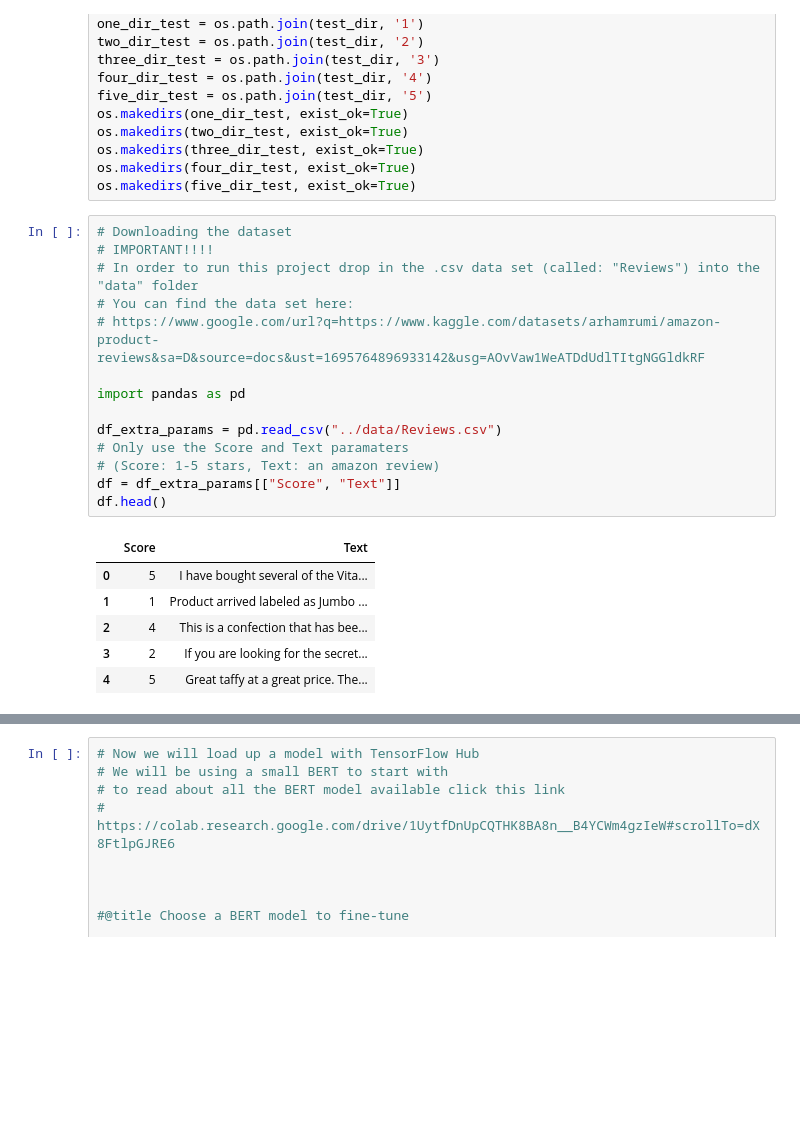
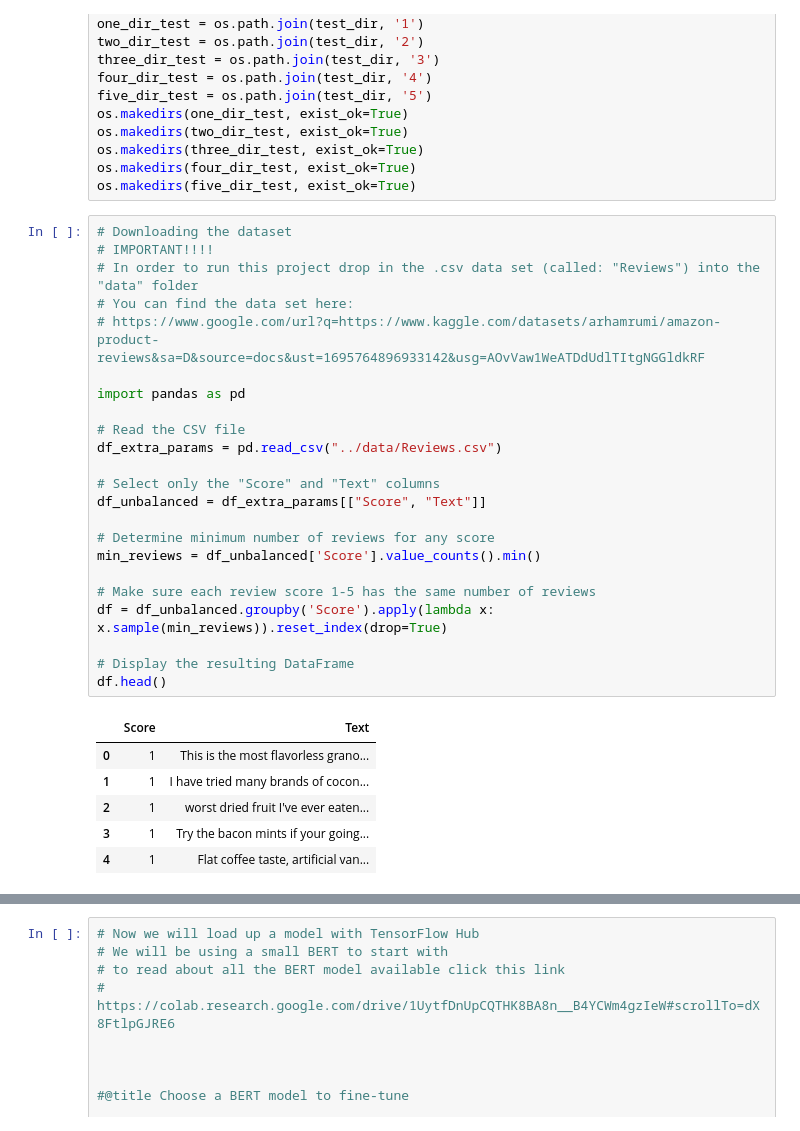
Before and after one commit to owenkutzscher/Data-Mining-Final-Project-NLP-RNN-Neural-Network, a Jupyter notebook: code/sentimentAnalysis.ipynb, the cells around one changed output, grey strips where cells are left out. Drawn from its saved outputs; the diff is of its cells as text; blank space fills up the shorter version.

Commit message:
Added options to reduce training data size

```diff
--- a/code/sentimentAnalysis.ipynb
+++ b/code/sentimentAnalysis.ipynb
@@ -112,24 +112,33 @@ os.makedirs(five_dir_test, exist_ok=True)
 # %%
 # Downloading the dataset
 # IMPORTANT!!!!
 # In order to run this project drop in the .csv data set (called: "Reviews") into the "data" folder
 # You can find the data set here:
 # https://www.google.com/url?q=https://www.kaggle.com/datasets/arhamrumi/amazon-product-reviews&sa=D&source=docs&ust=1695764896933142&usg=AOvVaw1WeATDdUdlTItgNGGldkRF
 
 import pandas as pd
 
+# Read the CSV file
 df_extra_params = pd.read_csv("../data/Reviews.csv")
-# Only use the Score and Text paramaters
-# (Score: 1-5 stars, Text: an amazon review)
-df = df_extra_params[["Score", "Text"]]
+
+# Select only the "Score" and "Text" columns
+df_unbalanced = df_extra_params[["Score", "Text"]]
+
+# Determine minimum number of reviews for any score
+min_reviews = df_unbalanced['Score'].value_counts().min()
+
+# Make sure each review score 1-5 has the same number of reviews
+df = df_unbalanced.groupby('Score').apply(lambda x: x.sample(min_reviews)).reset_index(drop=True)
+
+# Display the resulting DataFrame
 df.head()
 # %% [output]
 |  | Score | Text |
-| 0 | 5 | I have bought several of the Vita... |
-| 1 | 1 | Product arrived labeled as Jumbo ... |
-| 2 | 4 | This is a confection that has bee... |
-| 3 | 2 | If you are looking for the secret... |
-| 4 | 5 | Great taffy at a great price. The... |
+| 0 | 1 | This is the most flavorless grano... |
+| 1 | 1 | I have tried many brands of cocon... |
+| 2 | 1 | worst dried fruit I've ever eaten... |
+| 3 | 1 | Try the bacon mints if your going... |
+| 4 | 1 | Flat coffee taste, artificial van... |
 # %%
 # Copying the data into our directory structure
 # We will seperate the data into the train and test folders
```
Also changed, not shown: parts of 10 cells of this notebook.
